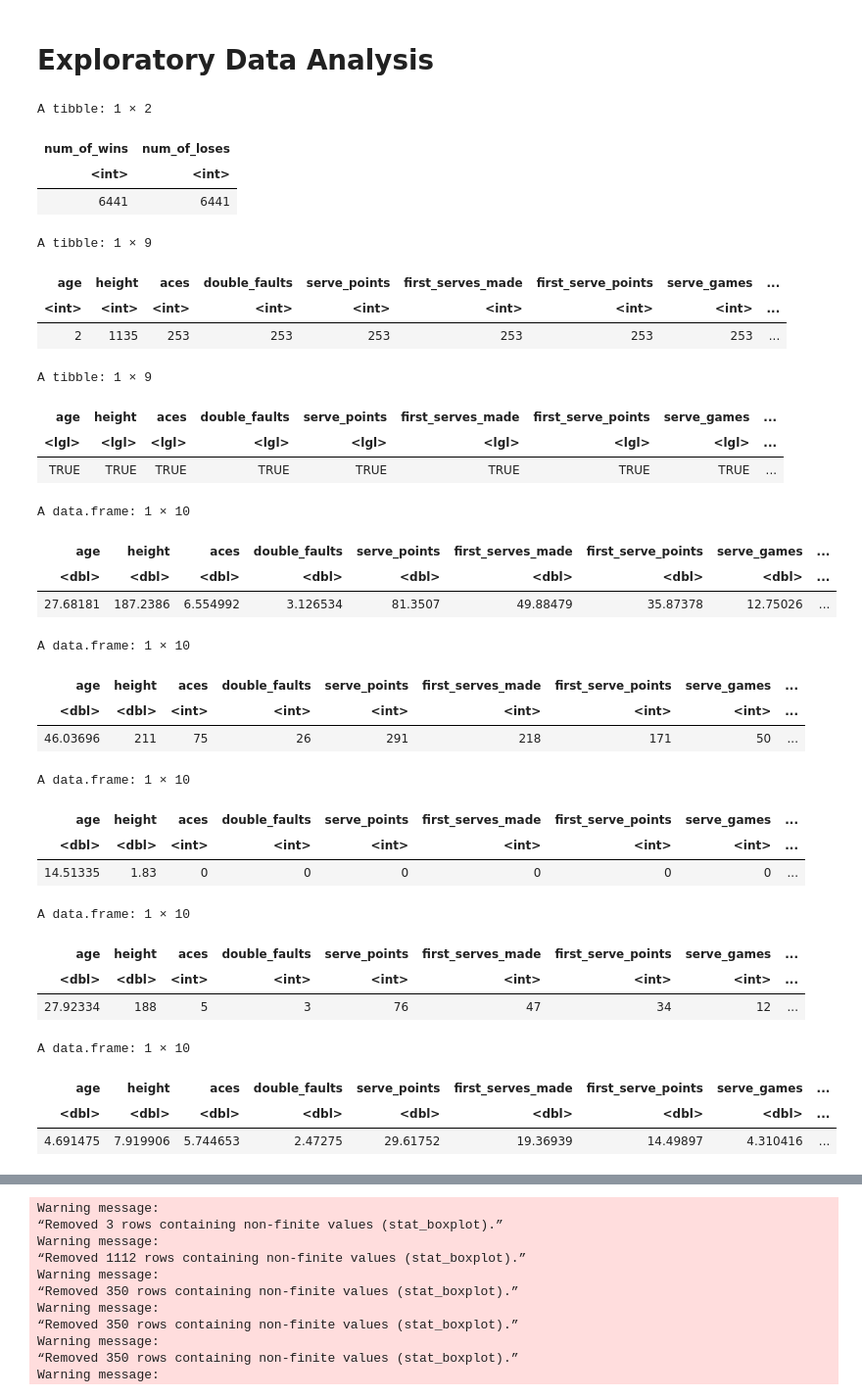
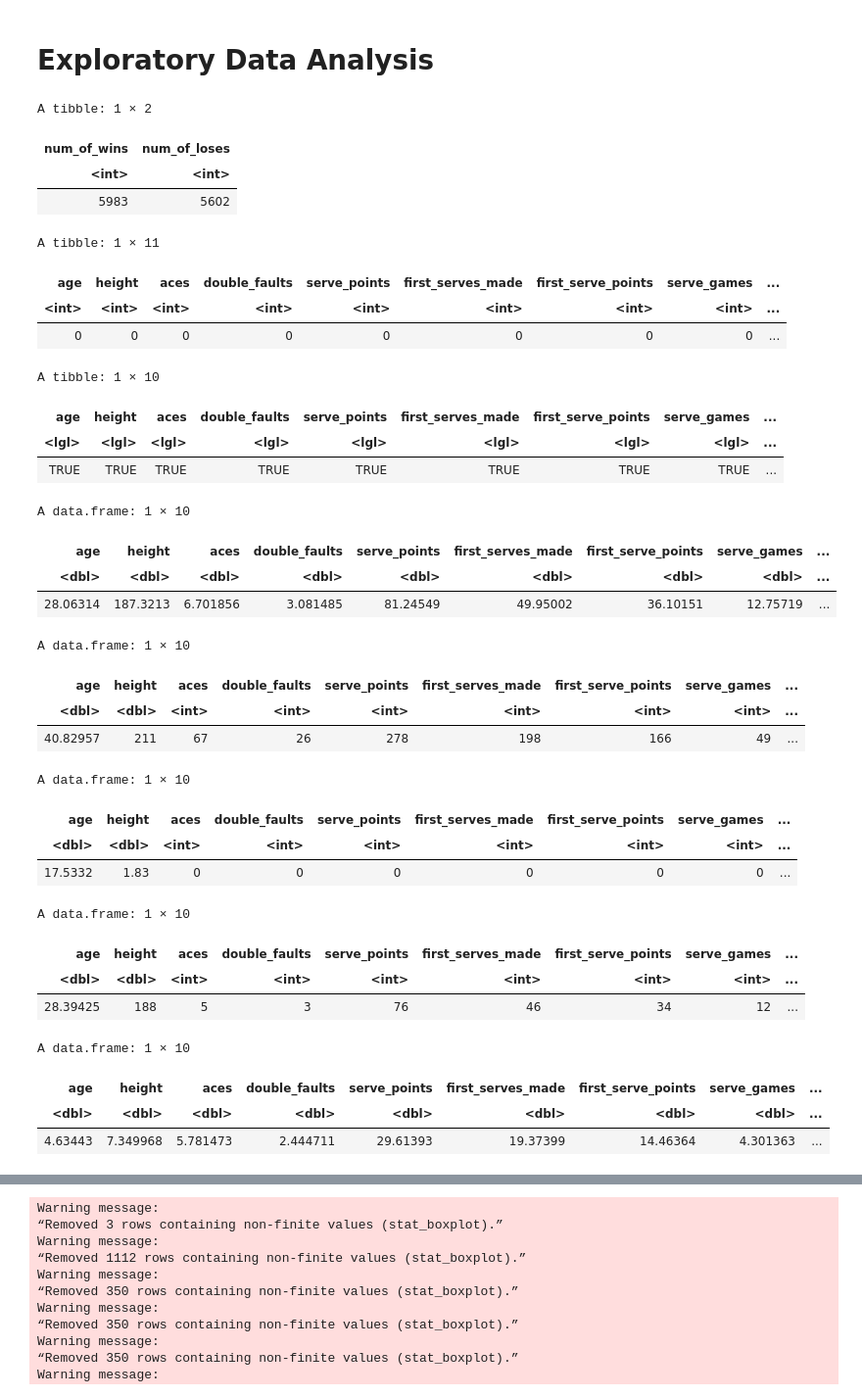
Before and after one commit to sleung124/DSCI100_group_proj, a Jupyter notebook: tennis_analysis.ipynb, the cells around one changed output, grey strips where cells are left out. Shown at 98% size. Cells and saved outputs as stored; diff of their text form; code cells hidden in the pictures.

```diff
--- a/tennis_analysis.ipynb
+++ b/tennis_analysis.ipynb
@@ -81,7 +81,7 @@ loser_data <- select(tennis_data, c(loser_name,
                       break_points_saved=l_bpSaved,
                       break_points_faced=l_bpFaced) %>%
                 add_column(match_result='lose')
-tennis_data_mod <- bind_rows(winner_data, loser_data)
+tennis_data_mod <- bind_rows(winner_data, loser_data) %>% mutate(match_result=as_factor(match_result)) %>% drop_na()
 # %%
 # Split Data in Train and Test Set
 set.seed(99)
@@ -94,24 +94,24 @@ tennis_test <- testing(tennis_split)
 # %%
 # distribution of match results in training set
 match_result_dist <- tibble(num_of_wins=nrow(filter(tennis_train, match_result=='win')), num_of_loses=nrow(filter(tennis_train, match_result=='lose')))
 match_result_dist
 
 # count of NA's in each predictor column
-count_of_nas <- map_dfr(tennis_train[,2:10], ~sum(is.na(.)))
+count_of_nas <- map_dfr(tennis_train[,2:12], ~sum(is.na(.)))
 count_of_nas
 
 # summarize_all(tennis_train[,2:11], max, na.rm=TRUE)
-map_dfr(tennis_train[,2:10], is.numeric)
+map_dfr(tennis_train[,2:11], is.numeric)
 # %% [output]
 A tibble: 1 × 2
 | num_of_wins | num_of_loses |
 | <int> | <int> |
-| 6441 | 6441 |
+| 5983 | 5602 |
-A tibble: 1 × 9
+A tibble: 1 × 11
 | age | height | aces | double_faults | serve_points | first_serves_made | first_serve_points | serve_games | ... |
 | <int> | <int> | <int> | <int> | <int> | <int> | <int> | <int> | ... |
-| 2 | 1135 | 253 | 253 | 253 | 253 | 253 | 253 | ... |
+| 0 | 0 | 0 | 0 | 0 | 0 | 0 | 0 | ... |
-A tibble: 1 × 9
+A tibble: 1 × 10
 | age | height | aces | double_faults | serve_points | first_serves_made | first_serve_points | serve_games | ... |
 | <lgl> | <lgl> | <lgl> | <lgl> | <lgl> | <lgl> | <lgl> | <lgl> | ... |
 | TRUE | TRUE | TRUE | TRUE | TRUE | TRUE | TRUE | TRUE | ... |
@@ -133,23 +133,23 @@ sd_df
 A data.frame: 1 × 10
 | age | height | aces | double_faults | serve_points | first_serves_made | first_serve_points | serve_games | ... |
 | <dbl> | <dbl> | <dbl> | <dbl> | <dbl> | <dbl> | <dbl> | <dbl> | ... |
-| 27.68181 | 187.2386 | 6.554992 | 3.126534 | 81.3507 | 49.88479 | 35.87378 | 12.75026 | ... |
+| 28.06314 | 187.3213 | 6.701856 | 3.081485 | 81.24549 | 49.95002 | 36.10151 | 12.75719 | ... |
 A data.frame: 1 × 10
 | age | height | aces | double_faults | serve_points | first_serves_made | first_serve_points | serve_games | ... |
 | <dbl> | <dbl> | <int> | <int> | <int> | <int> | <int> | <int> | ... |
-| 46.03696 | 211 | 75 | 26 | 291 | 218 | 171 | 50 | ... |
+| 40.82957 | 211 | 67 | 26 | 278 | 198 | 166 | 49 | ... |
 A data.frame: 1 × 10
 | age | height | aces | double_faults | serve_points | first_serves_made | first_serve_points | serve_games | ... |
 | <dbl> | <dbl> | <int> | <int> | <int> | <int> | <int> | <int> | ... |
-| 14.51335 | 1.83 | 0 | 0 | 0 | 0 | 0 | 0 | ... |
+| 17.5332 | 1.83 | 0 | 0 | 0 | 0 | 0 | 0 | ... |
 A data.frame: 1 × 10
 | age | height | aces | double_faults | serve_points | first_serves_made | first_serve_points | serve_games | ... |
 | <dbl> | <dbl> | <int> | <int> | <int> | <int> | <int> | <int> | ... |
-| 27.92334 | 188 | 5 | 3 | 76 | 47 | 34 | 12 | ... |
+| 28.39425 | 188 | 5 | 3 | 76 | 46 | 34 | 12 | ... |
 A data.frame: 1 × 10
 | age | height | aces | double_faults | serve_points | first_serves_made | first_serve_points | serve_games | ... |
 | <dbl> | <dbl> | <dbl> | <dbl> | <dbl> | <dbl> | <dbl> | <dbl> | ... |
-| 4.691475 | 7.919906 | 5.744653 | 2.47275 | 29.61752 | 19.36939 | 14.49897 | 4.310416 | ... |
+| 4.63443 | 7.349968 | 5.781473 | 2.444711 | 29.61393 | 19.37399 | 14.46364 | 4.301363 | ... |
 # %%
 # Do younger players win more than older players? From the mean, we say that players who are 27 or younger are young players,
 # and players with age 27 and greater are old players
```
Also changed, not shown: parts of 4 cells of this notebook.
